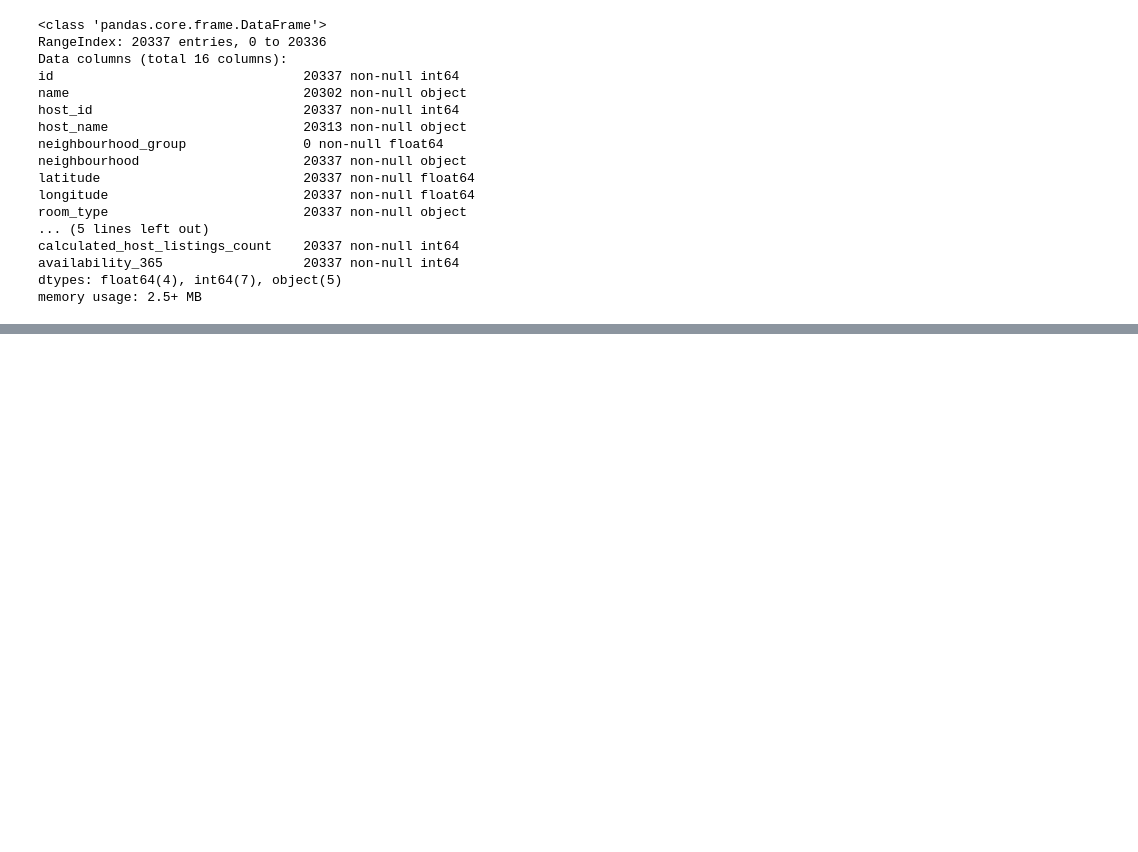
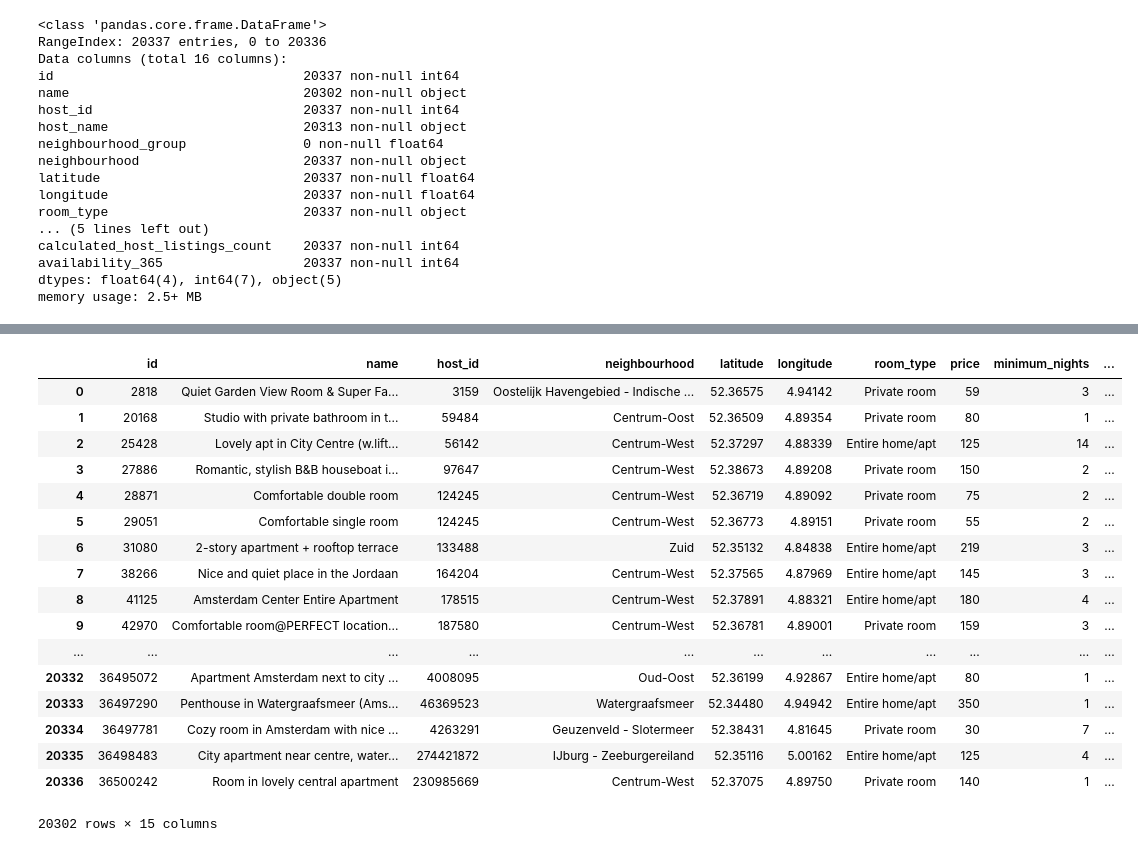
Before and after one commit to jamaludinfikrii/FundamentalDSBandung, a Jupyter notebook: Modul2/Pandas/Listing.ipynb, the cells around one changed output, grey strips where cells are left out. Drawn from its saved outputs; the diff is of its cells as text; code cells hidden in the pictures; blank space fills up the shorter version.

```diff
--- a/Modul2/Pandas/Listing.ipynb
+++ b/Modul2/Pandas/Listing.ipynb
@@ -24,0 +210,21 @@ memory usage: 2.5+ MB
+# %%
+df
+# %% [output]
+|  | id | name | host_id | neighbourhood | latitude | longitude | room_type | price | minimum_nights | ... |
+| 0 | 2818 | Quiet Garden View Room & Super Fa... | 3159 | Oostelijk Havengebied - Indische ... | 52.36575 | 4.94142 | Private room | 59 | 3 | ... |
+| 1 | 20168 | Studio with private bathroom in t... | 59484 | Centrum-Oost | 52.36509 | 4.89354 | Private room | 80 | 1 | ... |
+| 2 | 25428 | Lovely apt in City Centre (w.lift... | 56142 | Centrum-West | 52.37297 | 4.88339 | Entire home/apt | 125 | 14 | ... |
+| 3 | 27886 | Romantic, stylish B&B houseboat i... | 97647 | Centrum-West | 52.38673 | 4.89208 | Private room | 150 | 2 | ... |
+| 4 | 28871 | Comfortable double room | 124245 | Centrum-West | 52.36719 | 4.89092 | Private room | 75 | 2 | ... |
+| 5 | 29051 | Comfortable single room | 124245 | Centrum-West | 52.36773 | 4.89151 | Private room | 55 | 2 | ... |
+| 6 | 31080 | 2-story apartment + rooftop terrace | 133488 | Zuid | 52.35132 | 4.84838 | Entire home/apt | 219 | 3 | ... |
+| 7 | 38266 | Nice and quiet place in the Jordaan | 164204 | Centrum-West | 52.37565 | 4.87969 | Entire home/apt | 145 | 3 | ... |
+| 8 | 41125 | Amsterdam Center Entire Apartment | 178515 | Centrum-West | 52.37891 | 4.88321 | Entire home/apt | 180 | 4 | ... |
+| 9 | 42970 | Comfortable room@PERFECT location... | 187580 | Centrum-West | 52.36781 | 4.89001 | Private room | 159 | 3 | ... |
+| ... | ... | ... | ... | ... | ... | ... | ... | ... | ... | ... |
+| 20332 | 36495072 | Apartment Amsterdam next to city ... | 4008095 | Oud-Oost | 52.36199 | 4.92867 | Entire home/apt | 80 | 1 | ... |
+| 20333 | 36497290 | Penthouse in Watergraafsmeer (Ams... | 46369523 | Watergraafsmeer | 52.34480 | 4.94942 | Entire home/apt | 350 | 1 | ... |
+| 20334 | 36497781 | Cozy room in Amsterdam with nice ... | 4263291 | Geuzenveld - Slotermeer | 52.38431 | 4.81645 | Private room | 30 | 7 | ... |
+| 20335 | 36498483 | City apartment near centre, water... | 274421872 | IJburg - Zeeburgereiland | 52.35116 | 5.00162 | Entire home/apt | 125 | 4 | ... |
+| 20336 | 36500242 | Room in lovely central apartment | 230985669 | Centrum-West | 52.37075 | 4.89750 | Private room | 140 | 1 | ... |
+20302 rows × 15 columns
```
Also changed, not shown: parts of 20 cells of this notebook, 8 other files.
